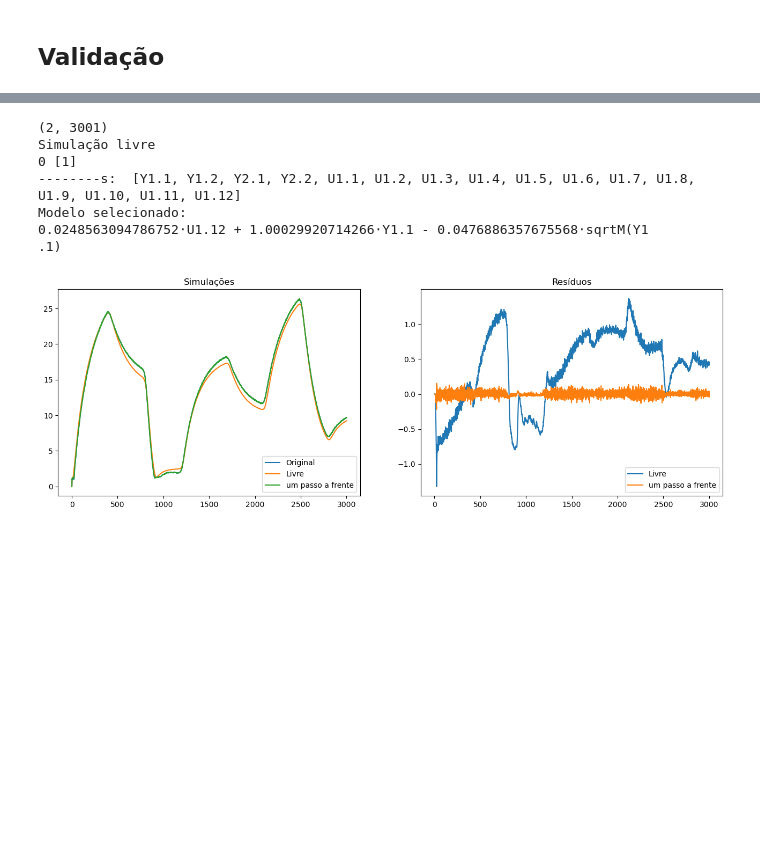
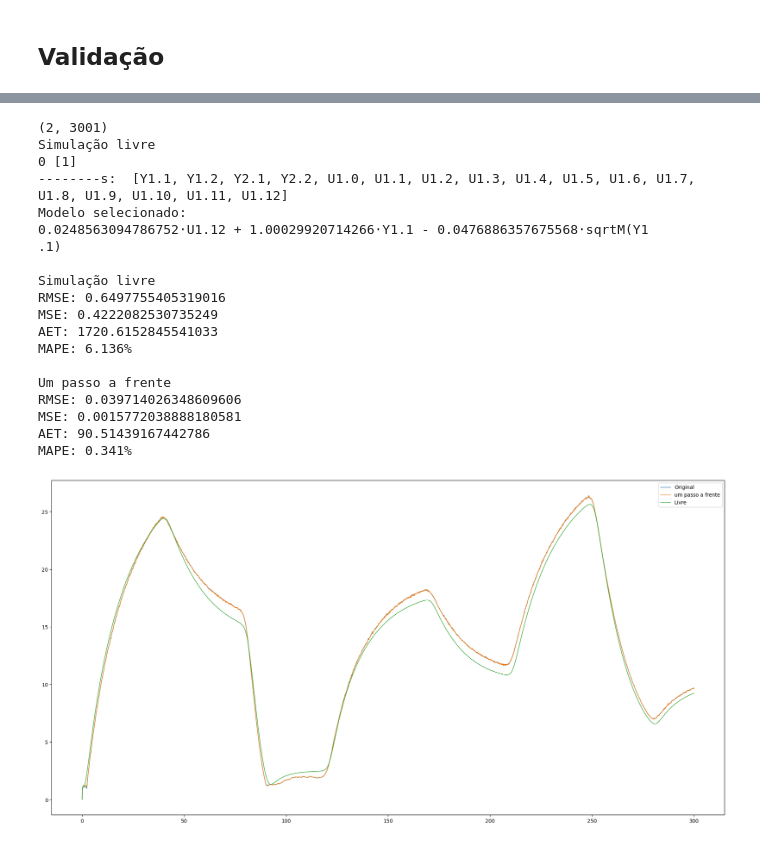
Before and after one commit to JonhLucas/NARX_MISO, a Jupyter notebook: coupleTanks.ipynb, the cells around one changed output, grey strips where cells are left out. Saved outputs shown, nothing was run; the diff lists cells and outputs as text; code cells hidden in the pictures; blank space fills up the shorter version.

```diff
--- a/coupleTanks.ipynb
+++ b/coupleTanks.ipynb
@@ -13,12 +13,12 @@ from methods.utils.utilities import *
 def metrics(y, yest):
     residuo1 = y - yest
     mape = round(np.mean(np.abs(residuo1 / (yest + np.finfo(np.float64).eps))) * 100, 3)
-    print('MSE:', np.mean(np.square(residuo1)), '\nAET:', np.sum(np.abs(residuo1)), '\nMAPE:', str(mape) + '%')
+    print('RMSE:', np.sqrt(np.mean(np.square(residuo1))),'\nMSE:', np.mean(np.square(residuo1)), '\nAET:', np.sum(np.abs(residuo1)), '\nMAPE:', str(mape) + '%')
     cc = np.corrcoef(y, yest)
     #print("Correlation pearson:", np.mean(cc))
 
 dataTank = pd.read_csv('data/coupletanks.csv')
-u = np.reshape(np.array(dataTank['u']), (1,2401))
+u = np.reshape(np.array(dataTank['u']), (1,-1))
 y = np.array(dataTank[['tank1', 'tank2']].T)
 # %% [markdown]
 ## Selecao de estrutura
@@ -160,36 +146,55 @@ plt.show()
 # %%
 v1[v1 < 0] = 0
 v2[v2 < 0] = 0
-v2[:100] = 0
+#v2[:100] = 0
 yVal = np.vstack((v1.T, v2.T))
 print(yVal.shape)
 z = np.zeros(yVal.shape)
 valLivre = sselector.predict(uVal, yVal, theta, ss[selected], params[output]['nb'], params[output]['na'], output)
 yhat = sselector.oneStepForward(uVal, yVal, theta, ss[selected], params[output]['nb'], params[output]['na'], output)
 
 print("Modelo selecionado:")
 pprint( model @ theta)
 
-f, ax = plt.subplots(1,2, figsize=[16,5])
 
-ax[0].plot(yVal[output].T, label='Original')
-ax[0].plot(valLivre, label='Livre')
-ax[0].plot(yhat, label='um passo a frente')
-ax[0].set_title("Simulações")
-ax[0].legend()
+print("\nSimulação livre")
+metrics(yVal[output].T, valLivre)
+print("\nUm passo a frente")
+metrics(yVal[output].T, yhat)
+
+f, ax = plt.subplots(1, 1, figsize=[24, 12])
+
+plt.plot(t1, yVal[output].T, label='Original', linewidth=1.0)
+plt.plot(t1, yhat, label='um passo a frente', linewidth=1.0)
+plt.plot(t1, valLivre, label='Livre', linewidth=1.0)
+#ax[0].set_title("Simulações")
+plt.legend()
+plt.savefig('figure/tank1Val.png')
 
 
-ax[1].plot(yVal[output].T - valLivre, label='Livre')
-ax[1].plot(yVal[output].T - yhat, label='um passo a frente')
+'''ax[1].plot(t1, yVal[output].T - valLivre, label='Livre')
+ax[1].plot(t1, yVal[output].T - yhat, label='um passo a frente')
 ax[1].set_title("Resíduos")
-ax[1].legend()
+ax[1].legend()'''
 plt.show()
 # %% [output]
 (2, 3001)
 Simulação livre
 0 [1]
---------s:  [Y1.1, Y1.2, Y2.1, Y2.2, U1.1, U1.2, U1.3, U1.4, U1.5, U1.6, U1.7, U1.8, U1.9, U1.10, U1.11, U1.12]
+--------s:  [Y1.1, Y1.2, Y2.1, Y2.2, U1.0, U1.1, U1.2, U1.3, U1.4, U1.5, U1.6, U1.7, U1.8, U1.9, U1.10, U1.11, U1.12]
 Modelo selecionado:
 0.0248563094786752⋅U1.12 + 1.00029920714266⋅Y1.1 - 0.0476886357675568⋅sqrtM(Y1
 .1)
+
+Simulação livre
+RMSE: 0.6497755405319016
+MSE: 0.4222082530735249
+AET: 1720.6152845541033
+MAPE: 6.136%
+
+Um passo a frente
+RMSE: 0.039714026348609606
+MSE: 0.0015772038888180581
+AET: 90.51439167442786
+MAPE: 0.341%
-[figure, old version]
+[figure, new version]
```
Also changed, not shown: parts of 10 cells of this notebook, 8 other files.
